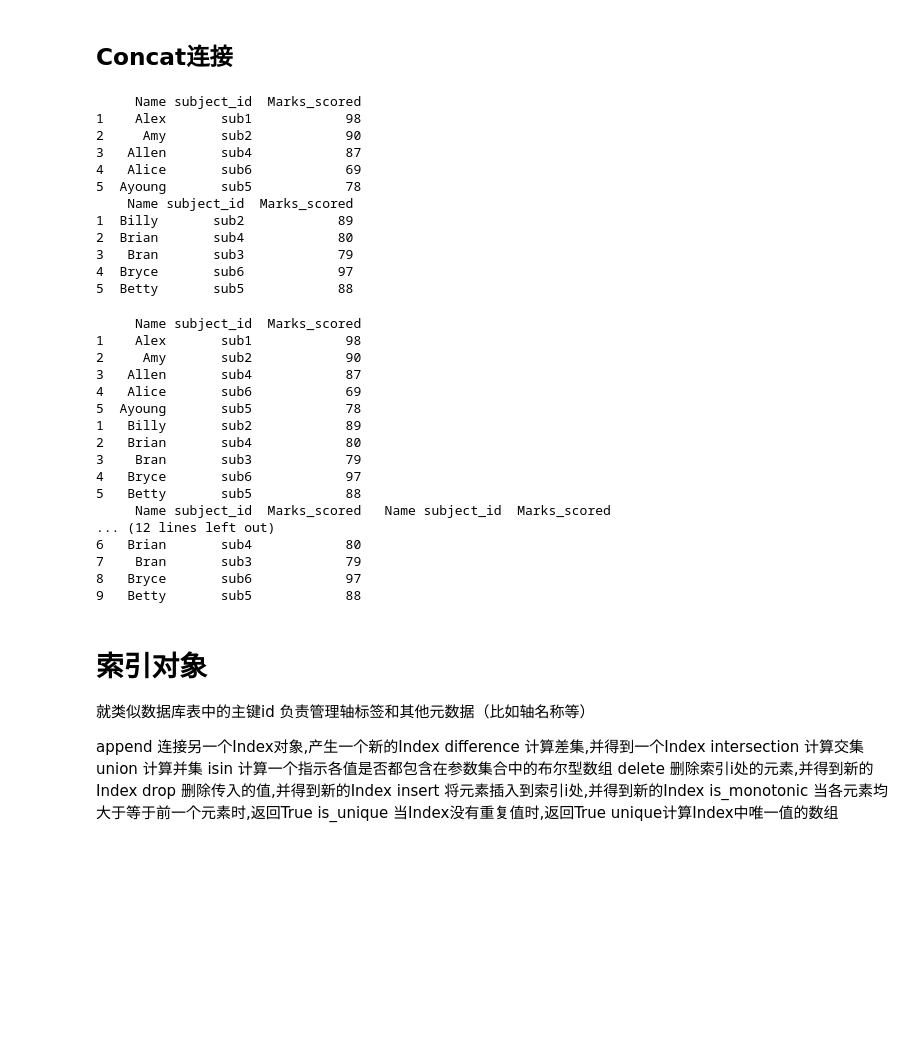
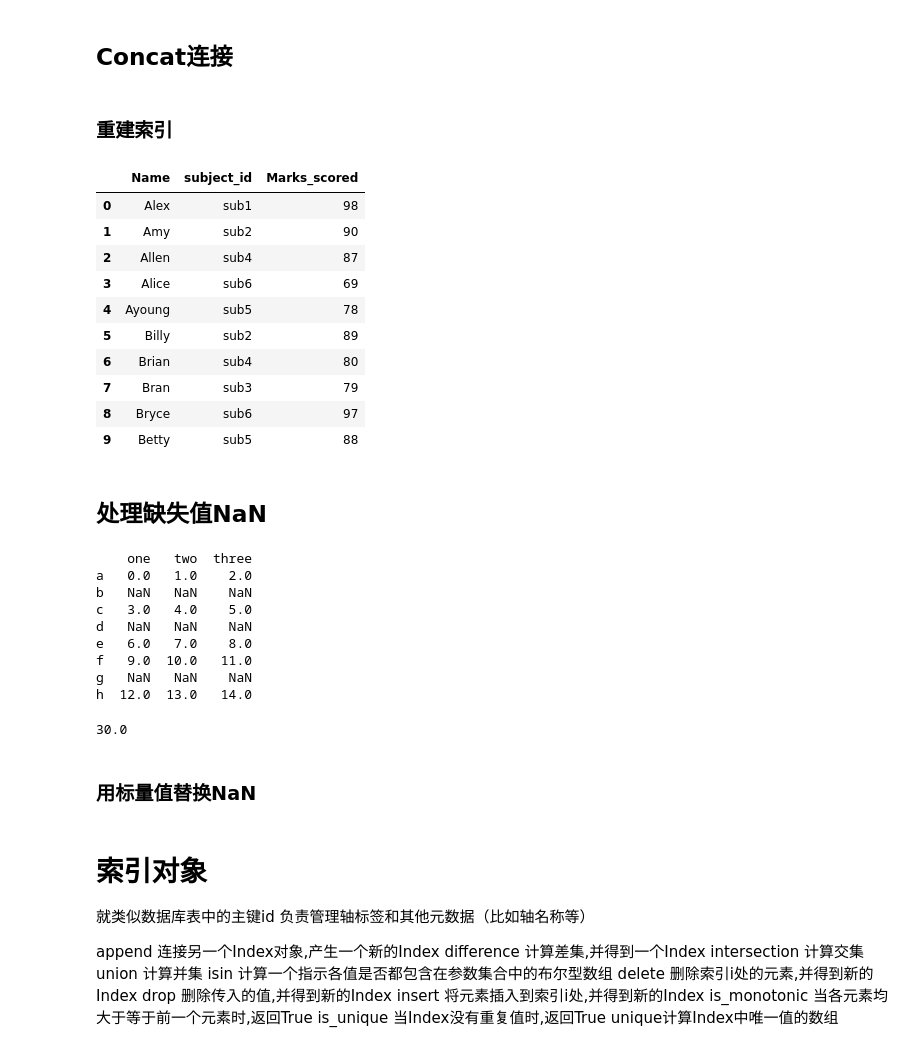
Before and after one commit to ToyHaoran/python01, a Jupyter notebook: 笔记/pandas笔记.ipynb, the cells around one changed output. Drawn from its saved outputs; the diff is of its cells as text; code cells hidden in the pictures; blank space fills up the shorter version.

```diff
--- a/笔记/pandas笔记.ipynb
+++ b/笔记/pandas笔记.ipynb
@@ -280,40 +382,42 @@ two = pd.DataFrame({
     'subject_id': ['sub2', 'sub4', 'sub3', 'sub6', 'sub5'],
     'Marks_scored': [89, 80, 79, 97, 88]},
     index=[1, 2, 3, 4, 5])
-print(one)
-print(two)
-# %% [output]
-     Name subject_id  Marks_scored
-1    Alex       sub1            98
-2     Amy       sub2            90
-3   Allen       sub4            87
-4   Alice       sub6            69
-5  Ayoung       sub5            78
-    Name subject_id  Marks_scored
-1  Billy       sub2            89
-2  Brian       sub4            80
-3   Bran       sub3            79
-4  Bryce       sub6            97
-5  Betty       sub5            88
+# %% [markdown]
+### 重建索引
 # %%
-print(pd.concat([one, two]))  # 默认连接0轴(多行合并)
-print(pd.concat([one, two], axis=1))
-print(pd.concat([one, two], keys=['x', 'y'], ignore_index=True))  # 重建索引
+pd.concat([one, two], keys=['x', 'y'], ignore_index=True)  # 重建索引
 # %% [output]
-     Name subject_id  Marks_scored
-1    Alex       sub1            98
-2     Amy       sub2            90
-3   Allen       sub4            87
-4   Alice       sub6            69
-5  Ayoung       sub5            78
-1   Billy       sub2            89
-2   Brian       sub4            80
-3    Bran       sub3            79
-4   Bryce       sub6            97
-5   Betty       sub5            88
-     Name subject_id  Marks_scored   Name subject_id  Marks_scored
-... (12 lines left out)
-6   Brian       sub4            80
-7    Bran       sub3            79
-8   Bryce       sub6            97
-9   Betty       sub5            88
+|  | Name | subject_id | Marks_scored |
+| 0 | Alex | sub1 | 98 |
+| 1 | Amy | sub2 | 90 |
+| 2 | Allen | sub4 | 87 |
+| 3 | Alice | sub6 | 69 |
+| 4 | Ayoung | sub5 | 78 |
+| 5 | Billy | sub2 | 89 |
+| 6 | Brian | sub4 | 80 |
+| 7 | Bran | sub3 | 79 |
+| 8 | Bryce | sub6 | 97 |
+| 9 | Betty | sub5 | 88 |
+# %% [markdown]
+## 处理缺失值NaN
+# %%
+df = pd.DataFrame(np.arange(15).reshape(5, 3), index=['a', 'c', 'e', 'f', 'h'], columns=['one', 'two', 'three'])
+df = df.reindex(['a', 'b', 'c', 'd', 'e', 'f', 'g', 'h'])
+print(df)
+# df['one'].isnull()  # 判断是否为NaN
+# %% [output]
+    one   two  three
+a   0.0   1.0    2.0
+b   NaN   NaN    NaN
+c   3.0   4.0    5.0
+d   NaN   NaN    NaN
+e   6.0   7.0    8.0
+f   9.0  10.0   11.0
+g   NaN   NaN    NaN
+h  12.0  13.0   14.0
+# %%
+df['one'].sum()  # 在对数据求和时，NA将被视为零;如果数据都是NA，那么结果将是NA
+# %% [output]
+30.0
+# %% [markdown]
+### 用标量值替换NaN
```
Also changed, not shown: parts of 45 cells of this notebook, 1 other file.
